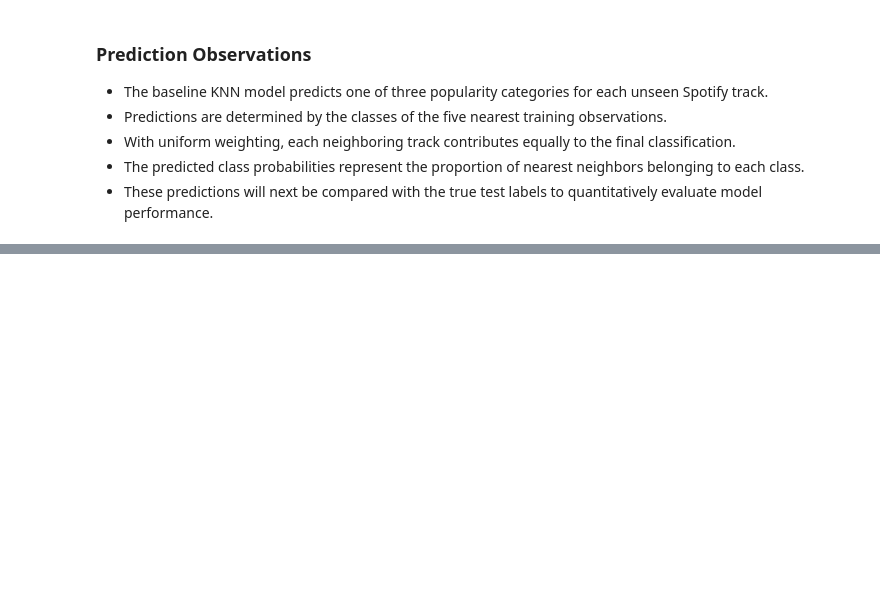
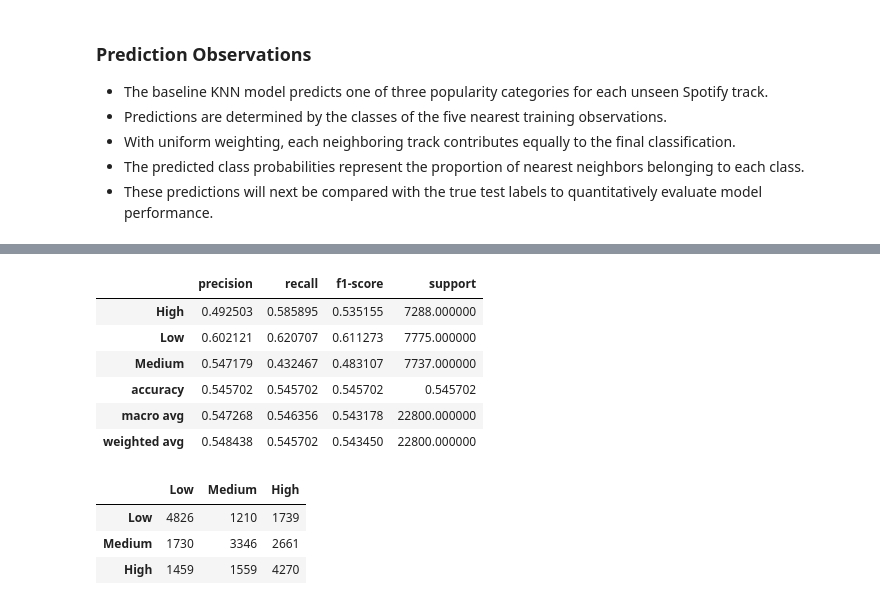
Before and after one commit to Pralishatripathy000/ml-knn, a Jupyter notebook: notebook.ipynb, the cells around one changed output, grey strips where cells are left out. Cells and saved outputs as stored; diff of their text form; code cells hidden in the pictures; blank space fills up the shorter version.

```diff
--- a/notebook.ipynb
+++ b/notebook.ipynb
@@ -1157,0 +1220,53 @@ Medium: 0.2000
+# %%
+# Generate a class-wise classification report
+
+class_report = classification_report(
+    y_test,
+    y_pred,
+    output_dict=True
+)
+
+classification_report_df = pd.DataFrame(
+    class_report
+).transpose()
+
+classification_report_df.to_csv(
+    "outputs/tables/classification_report.csv"
+)
+
+classification_report_df
+# %% [output]
+|  | precision | recall | f1-score | support |
+| High | 0.492503 | 0.585895 | 0.535155 | 7288.000000 |
+| Low | 0.602121 | 0.620707 | 0.611273 | 7775.000000 |
+| Medium | 0.547179 | 0.432467 | 0.483107 | 7737.000000 |
+| accuracy | 0.545702 | 0.545702 | 0.545702 | 0.545702 |
+| macro avg | 0.547268 | 0.546356 | 0.543178 | 22800.000000 |
+| weighted avg | 0.548438 | 0.545702 | 0.543450 | 22800.000000 |
+# %%
+# Calculate and save the confusion matrix
+
+class_order = ["Low", "Medium", "High"]
+
+cm = confusion_matrix(
+    y_test,
+    y_pred,
+    labels=class_order
+)
+
+confusion_matrix_df = pd.DataFrame(
+    cm,
+    index=class_order,
+    columns=class_order
+)
+
+confusion_matrix_df.to_csv(
+    "outputs/tables/confusion_matrix.csv"
+)
+
+confusion_matrix_df
+# %% [output]
+|  | Low | Medium | High |
+| Low | 4826 | 1210 | 1739 |
+| Medium | 1730 | 3346 | 2661 |
+| High | 1459 | 1559 | 4270 |
```
Also changed, not shown: parts of 6 cells of this notebook, 5 other files.
